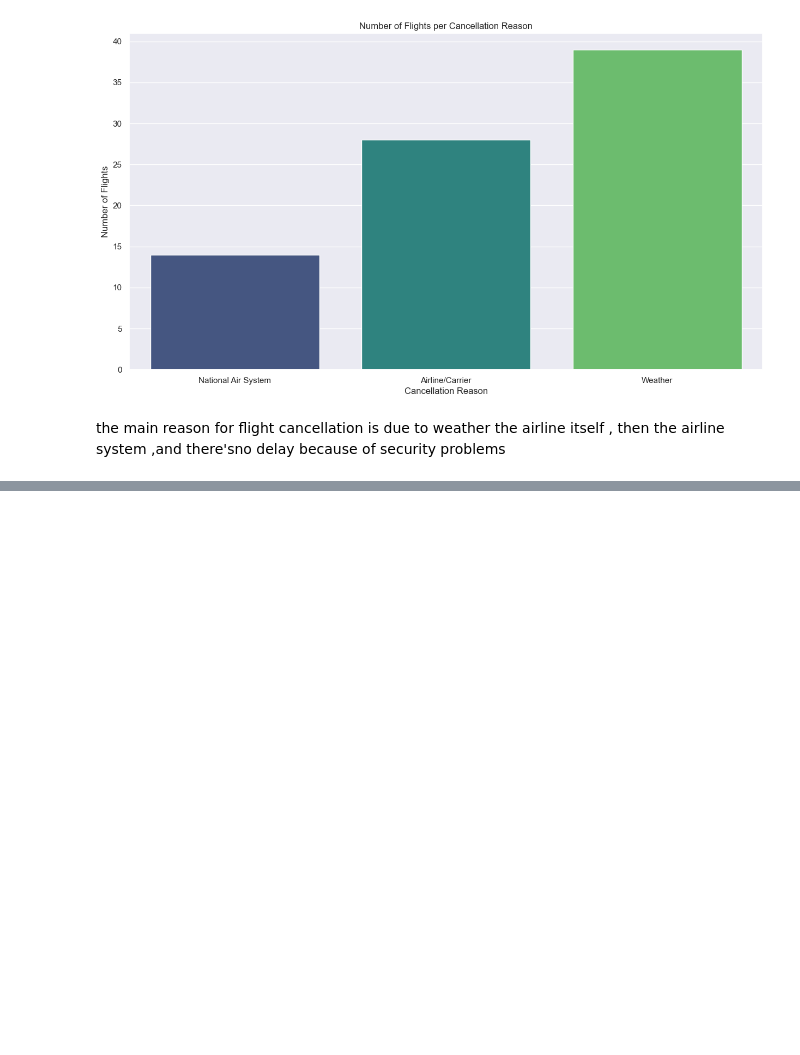
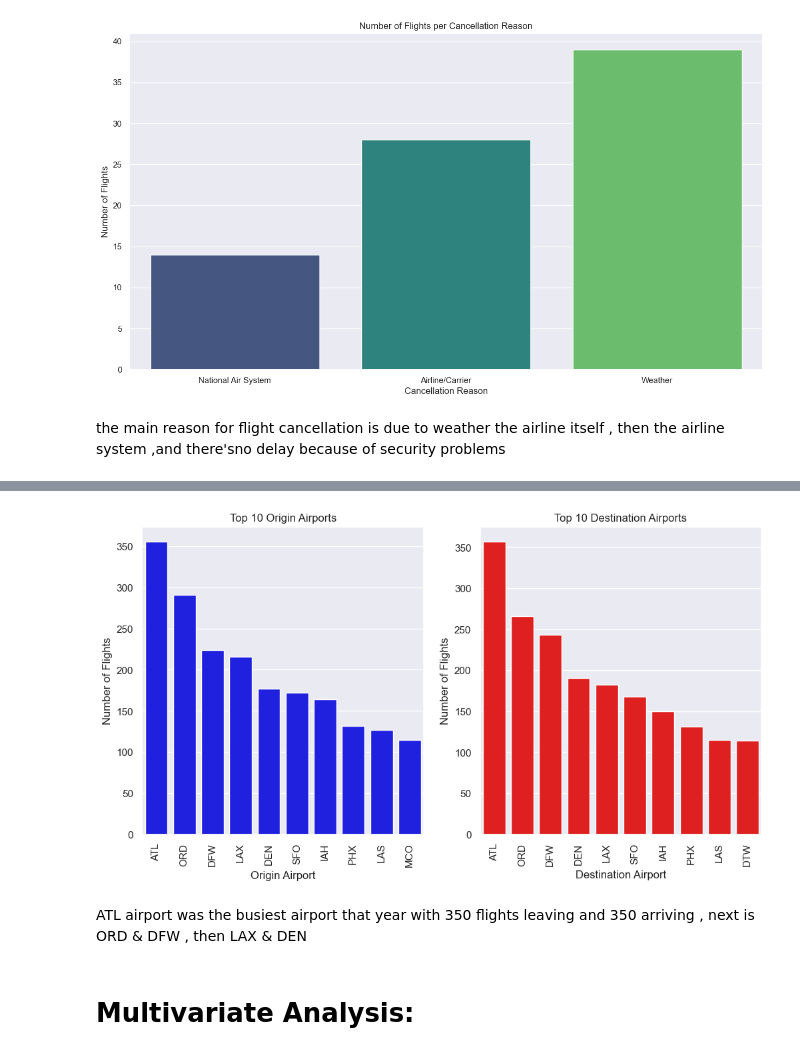
Before and after one commit to hacha007/EDA, a Jupyter notebook: flights_EDA.ipynb, the cells around one changed output, grey strips where cells are left out. Drawn from its saved outputs; the diff is of its cells as text; code cells hidden in the pictures; blank space fills up the shorter version.

Commit message:
Univariate Analysis done

```diff
--- a/flights_EDA.ipynb
+++ b/flights_EDA.ipynb
@@ -426,0 +519,19 @@ df[['AIR_SYSTEM_DELAY','WEATHER_DELAY','LATE_AIRCRAFT_DELAY','AIRLINE_DELAY','SE
+# %%
+fig, ax = plt.subplots(1, 2, figsize=(12, 6))
+sns.countplot(data=df, x='ORIGIN_AIRPORT', order=df['ORIGIN_AIRPORT'].value_counts().index[:10], ax=ax[0],color='blue')
+sns.countplot(data=df, x='DESTINATION_AIRPORT', order=df['DESTINATION_AIRPORT'].value_counts().index[:10], ax=ax[1],color='red')
+ax[0].set_title('Top 10 Origin Airports')
+ax[1].set_title('Top 10 Destination Airports')
+ax[0].set_xticklabels(ax[0].get_xticklabels(), rotation=90)
+ax[1].set_xticklabels(ax[1].get_xticklabels(), rotation=90)
+ax[0].set_ylabel('Number of Flights')
+ax[0].set_xlabel('Origin Airport')
+ax[1].set_ylabel('Number of Flights')
+ax[1].set_xlabel('Destination Airport')
+plt.show()
+# %% [output]
+[figure, added]
+# %% [markdown]
+ATL airport was the busiest airport that year with 350 flights leaving and 350 arriving , next is ORD & DFW ,  then LAX & DEN
+# %% [markdown]
+# Multivariate Analysis:
```
Also changed, not shown: parts of 8 cells of this notebook.
